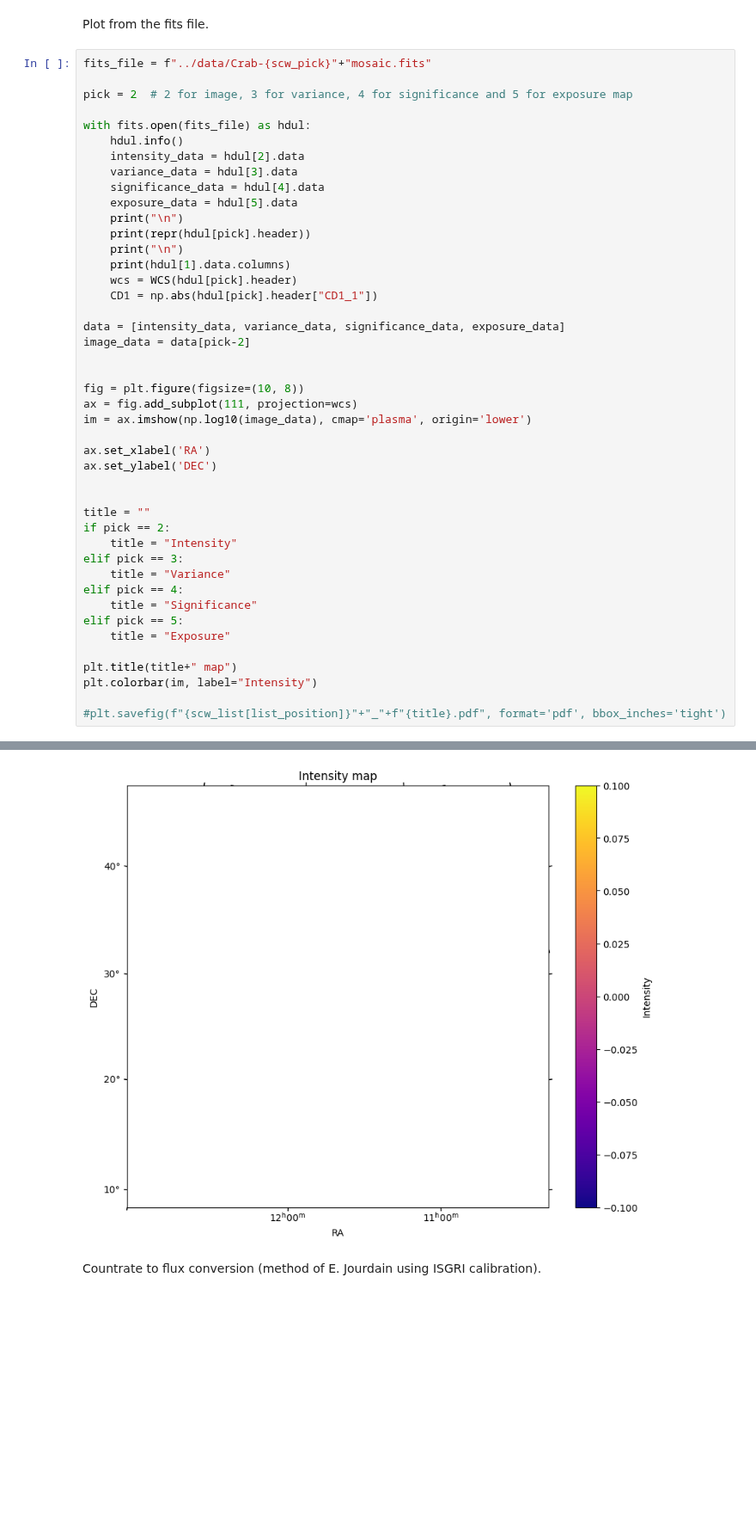
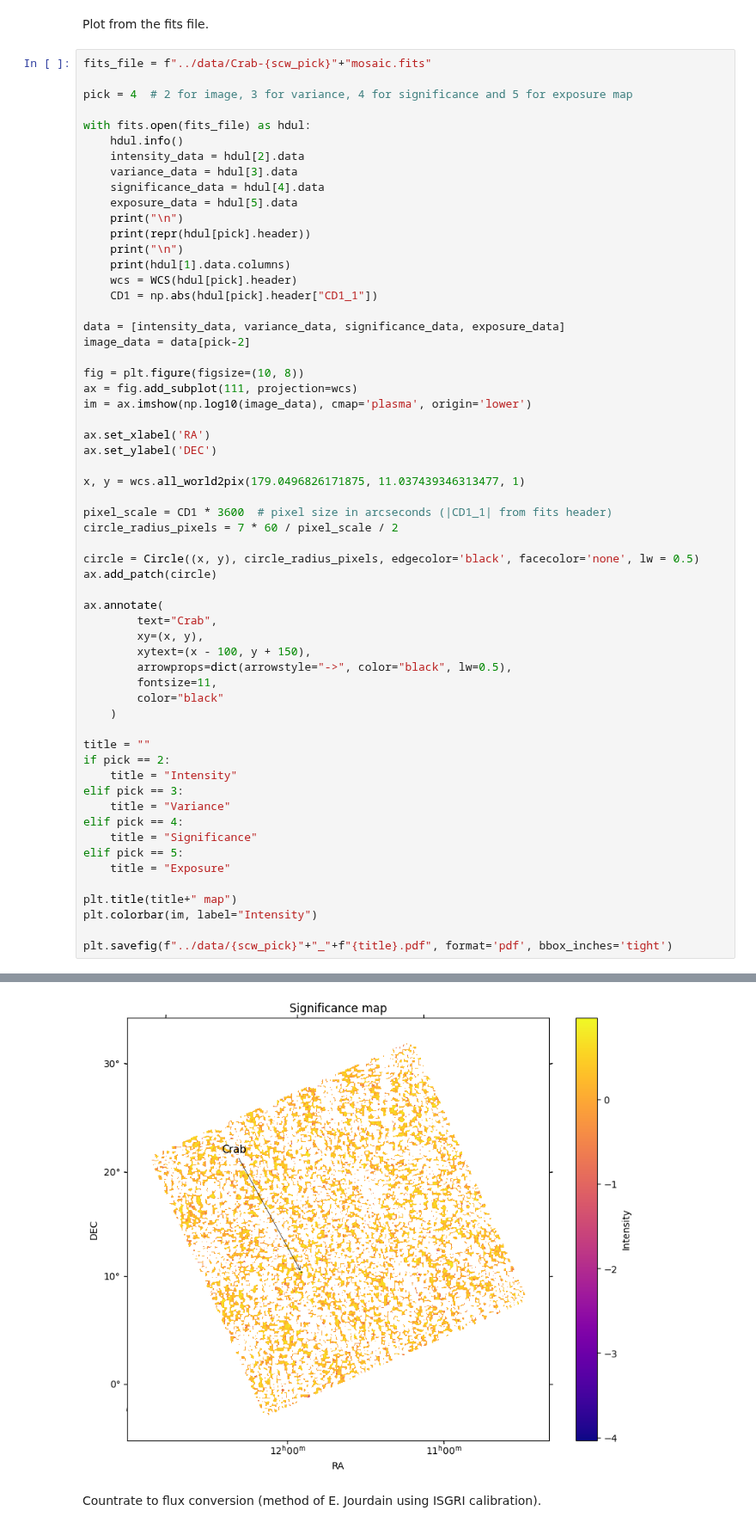
Before and after one commit to interstellxr/jupiter-xray-analysis, a Jupyter notebook: jupiter-xrays/CrabAnalysis.ipynb, the cells around one changed output, grey strips where cells are left out. Shown at 86% size. Saved outputs shown, nothing was run; the diff lists cells and outputs as text; blank space fills up the shorter version.

Commit message:
Imaged the crab pulsar and used count rate to calculate count rate to flux conversion factor

```diff
--- a/jupiter-xrays/CrabAnalysis.ipynb
+++ b/jupiter-xrays/CrabAnalysis.ipynb
@@ -116,7 +140,7 @@ Plot from the fits file.
 # %%
 fits_file = f"../data/Crab-{scw_pick}"+"mosaic.fits"
 
-pick = 2  # 2 for image, 3 for variance, 4 for significance and 5 for exposure map
+pick = 4  # 2 for image, 3 for variance, 4 for significance and 5 for exposure map
 
 with fits.open(fits_file) as hdul:
     hdul.info()
@@ -134,7 +158,6 @@ with fits.open(fits_file) as hdul:
 data = [intensity_data, variance_data, significance_data, exposure_data]
 image_data = data[pick-2]
 
-
 fig = plt.figure(figsize=(10, 8))
 ax = fig.add_subplot(111, projection=wcs)
 im = ax.imshow(np.log10(image_data), cmap='plasma', origin='lower')
@@ -142,6 +165,22 @@ im = ax.imshow(np.log10(image_data), cmap='plasma', origin='lower')
 ax.set_xlabel('RA')
 ax.set_ylabel('DEC')
 
+x, y = wcs.all_world2pix(179.0496826171875, 11.037439346313477, 1)
+
+pixel_scale = CD1 * 3600  # pixel size in arcseconds (|CD1_1| from fits header)
+circle_radius_pixels = 7 * 60 / pixel_scale / 2
+
+circle = Circle((x, y), circle_radius_pixels, edgecolor='black', facecolor='none', lw = 0.5)
+ax.add_patch(circle)
+
+ax.annotate(
+        text="Crab",
+        xy=(x, y),
+        xytext=(x - 100, y + 150),
+        arrowprops=dict(arrowstyle="->", color="black", lw=0.5),
+        fontsize=11,
+        color="black"
+    )
 
 title = ""
 if pick == 2:
@@ -156,5 +195,5 @@ elif pick == 5:
 plt.title(title+" map")
 plt.colorbar(im, label="Intensity")
 
-#plt.savefig(f"{scw_list[list_position]}"+"_"+f"{title}.pdf", format='pdf', bbox_inches='tight')
+plt.savefig(f"../data/{scw_pick}"+"_"+f"{title}.pdf", format='pdf', bbox_inches='tight')
 # %% [output]
@@ -184,4 +222,4 @@ Set MJD-END to 58823.519826 from DATE-END'. [astropy.wcs.wcs]
-[figure, old version]
+[figure, new version]
 # %% [markdown]
 Countrate to flux conversion (method of E. Jourdain using ISGRI calibration).
 # %%
```
Also changed, not shown: parts of 6 cells of this notebook.
